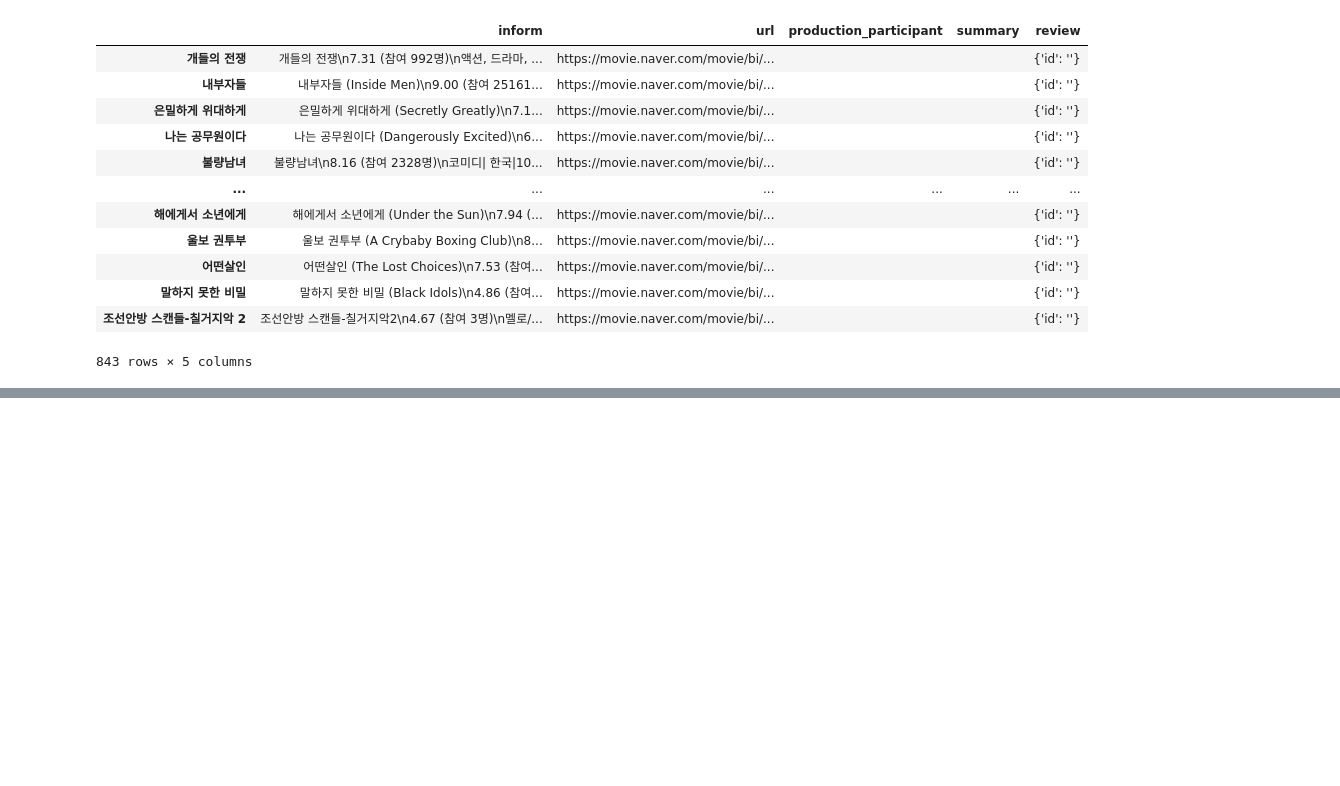
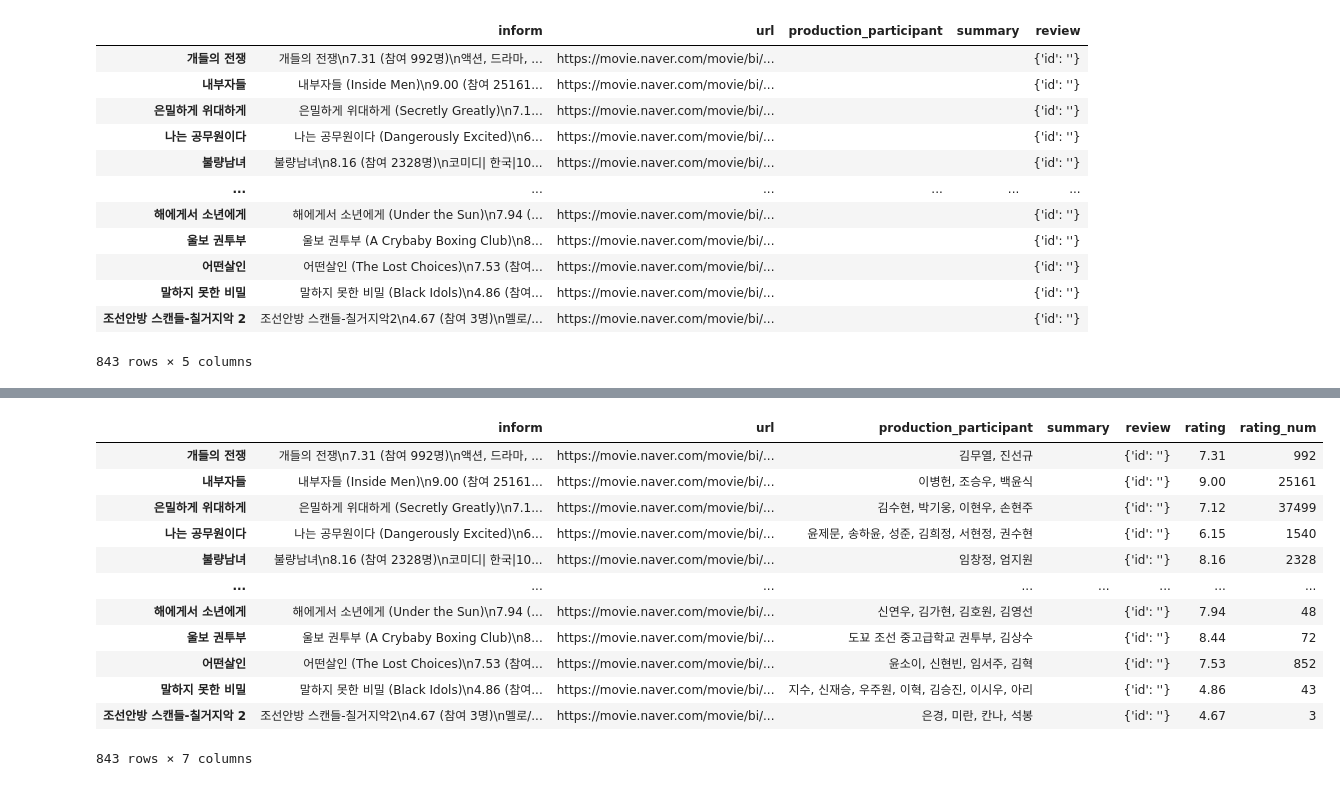
Before and after one commit to thkyang324/dacon_movies, a Jupyter notebook: data/crawling.ipynb, the cells around one changed output, grey strips where cells are left out. Cells and saved outputs as stored; diff of their text form; code cells hidden in the pictures; blank space fills up the shorter version.

```diff
--- a/data/crawling.ipynb
+++ b/data/crawling.ipynb
@@ -31,7 +31,7 @@ driver.implicitly_wait(time_to_wait=3)
 
 def get_title_link(movie_title):
     search_txt = lambda movie_title:''.join(list(filter(lambda x:x.isdigit()or x.isalpha(),list(movie_title))))
-    return f"https://movie.naver.com/movie/search/result.naver?section=movie&query={movie_title}"
+    return f"https://movie.naver.com/movie/search/result.naver?section=movie&query={search_txt}"
 
 
 
@@ -106,8 +106,8 @@ movie_df
 | 조선안방 스캔들-칠거지악 2 | 조선안방 스캔들-칠거지악2\n4.67 (참여 3명)\n멜로/... | https://movie.naver.com/movie/bi/... |  |  | {'id': ''} |
 843 rows × 5 columns
 # %%
-movie_df["production_participant"] = movie_df["inform"].apply(lambda x: x.split('\n')[-1])
+movie_df["production_participant"] = movie_df["inform"].apply(lambda x: x.split('\n')[-1].split('|')[-1].split(':')[-1])
 movie_df["rating"] = movie_df["inform"].apply(lambda x: x.split('\n')[1].split()[0])
-movie_df["rating_num"] = movie_df["inform"].apply(lambda x: x.split('\n')[1].split()[2].strip('참여명)'))
+movie_df["rating_num"] = movie_df["inform"].apply(lambda x: x.split('\n')[1].split('(')[-1].strip('참여명) '))
 movie_df["rating"]
 # %% [output]
@@ -118,0 +141,16 @@ KeyError: 'rating_num'
+# %%
+movie_df
+# %% [output]
+|  | inform | url | production_participant | summary | review | rating | rating_num |
+| 개들의 전쟁 | 개들의 전쟁\n7.31 (참여 992명)\n액션, 드라마, ... | https://movie.naver.com/movie/bi/... | 김무열, 진선규 |  | {'id': ''} | 7.31 | 992 |
+| 내부자들 | 내부자들 (Inside Men)\n9.00 (참여 25161... | https://movie.naver.com/movie/bi/... | 이병헌, 조승우, 백윤식 |  | {'id': ''} | 9.00 | 25161 |
+| 은밀하게 위대하게 | 은밀하게 위대하게 (Secretly Greatly)\n7.1... | https://movie.naver.com/movie/bi/... | 김수현, 박기웅, 이현우, 손현주 |  | {'id': ''} | 7.12 | 37499 |
+| 나는 공무원이다 | 나는 공무원이다 (Dangerously Excited)\n6... | https://movie.naver.com/movie/bi/... | 윤제문, 송하윤, 성준, 김희정, 서현정, 권수현 |  | {'id': ''} | 6.15 | 1540 |
+| 불량남녀 | 불량남녀\n8.16 (참여 2328명)\n코미디| 한국|10... | https://movie.naver.com/movie/bi/... | 임창정, 엄지원 |  | {'id': ''} | 8.16 | 2328 |
+| ... | ... | ... | ... | ... | ... | ... | ... |
+| 해에게서 소년에게 | 해에게서 소년에게 (Under the Sun)\n7.94 (... | https://movie.naver.com/movie/bi/... | 신연우, 김가현, 김호원, 김영선 |  | {'id': ''} | 7.94 | 48 |
+| 울보 권투부 | 울보 권투부 (A Crybaby Boxing Club)\n8... | https://movie.naver.com/movie/bi/... | 도꾜 조선 중고급학교 권투부, 김상수 |  | {'id': ''} | 8.44 | 72 |
+| 어떤살인 | 어떤살인 (The Lost Choices)\n7.53 (참여... | https://movie.naver.com/movie/bi/... | 윤소이, 신현빈, 임서주, 김혁 |  | {'id': ''} | 7.53 | 852 |
+| 말하지 못한 비밀 | 말하지 못한 비밀 (Black Idols)\n4.86 (참여... | https://movie.naver.com/movie/bi/... | 지수, 신재승, 우주원, 이혁, 김승진, 이시우, 아리 |  | {'id': ''} | 4.86 | 43 |
+| 조선안방 스캔들-칠거지악 2 | 조선안방 스캔들-칠거지악2\n4.67 (참여 3명)\n멜로/... | https://movie.naver.com/movie/bi/... | 은경, 미란, 칸나, 석봉 |  | {'id': ''} | 4.67 | 3 |
+843 rows × 7 columns
```
Also changed, not shown: parts of 4 cells of this notebook, 1 other file.
